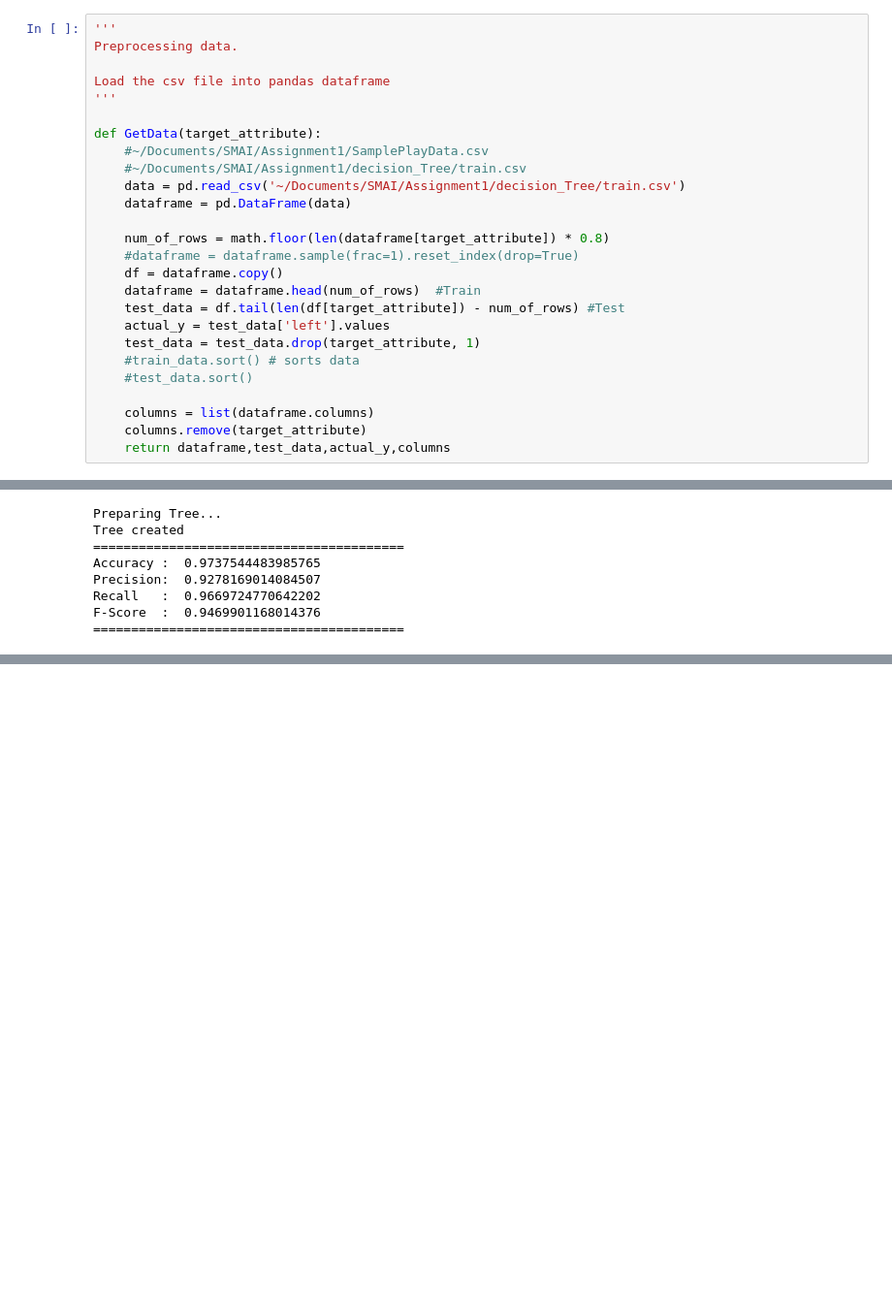
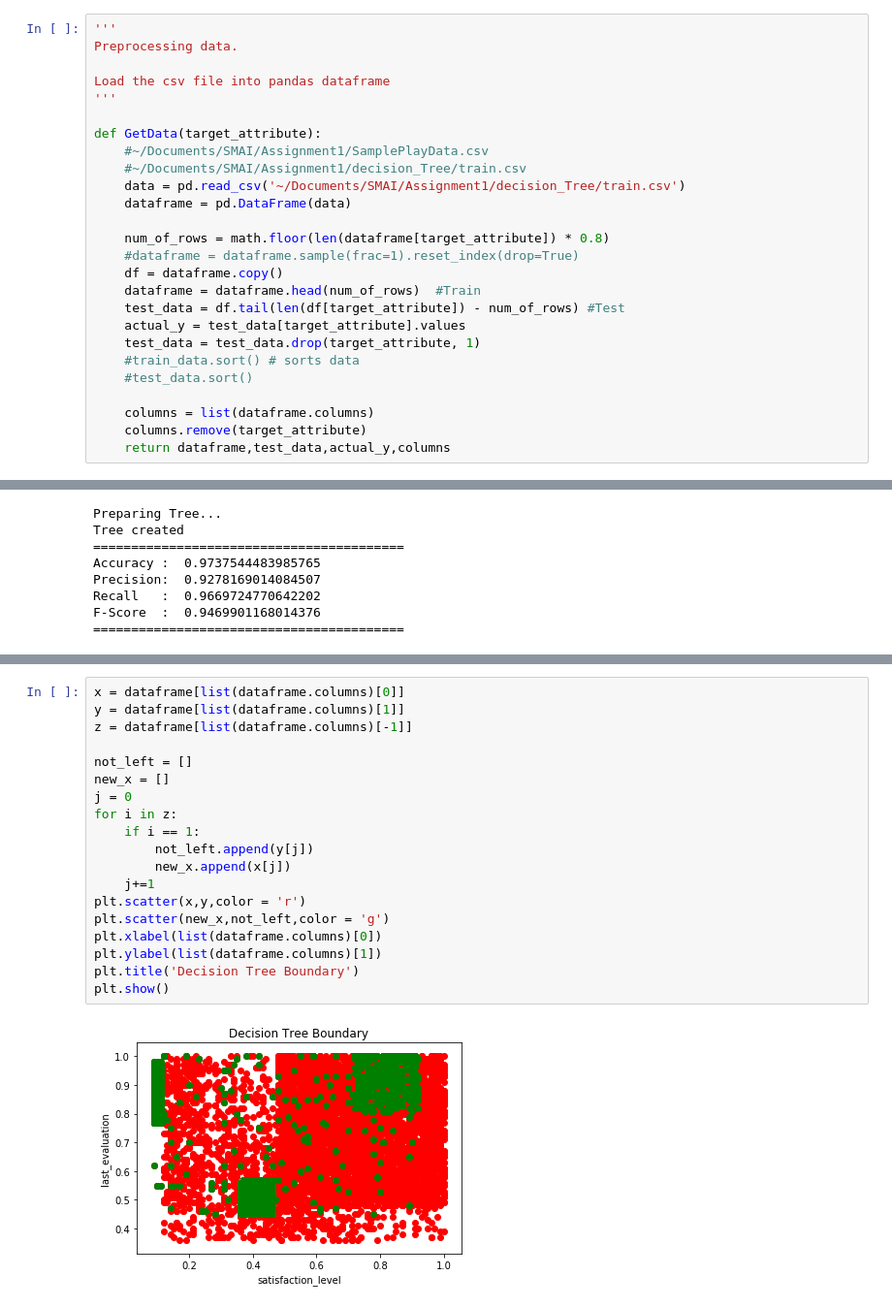
Before and after one commit to devloper13/DecisionTreeFromScratch, a Jupyter notebook: DecisionTree.ipynb, the cells around one changed output, grey strips where cells are left out. Shown at 97% size. Saved outputs shown, nothing was run; the diff lists cells and outputs as text; blank space fills up the shorter version.

Commit message:
Plotted Decision Tree Boundary

```diff
--- a/DecisionTree.ipynb
+++ b/DecisionTree.ipynb
@@ -22,7 +23,7 @@ def GetData(target_attribute):
     df = dataframe.copy()
     dataframe = dataframe.head(num_of_rows)  #Train
     test_data = df.tail(len(df[target_attribute]) - num_of_rows) #Test
-    actual_y = test_data['left'].values
+    actual_y = test_data[target_attribute].values
     test_data = test_data.drop(target_attribute, 1)
     #train_data.sort() # sorts data
     #test_data.sort()
@@ -505,0 +517,21 @@ F-Score  :  0.9469901168014376
+# %%
+x = dataframe[list(dataframe.columns)[0]]
+y = dataframe[list(dataframe.columns)[1]]
+z = dataframe[list(dataframe.columns)[-1]]
+
+not_left = []
+new_x = []
+j = 0
+for i in z:
+    if i == 1:
+        not_left.append(y[j])
+        new_x.append(x[j])
+    j+=1
+plt.scatter(x,y,color = 'r')
+plt.scatter(new_x,not_left,color = 'g')
+plt.xlabel(list(dataframe.columns)[0])
+plt.ylabel(list(dataframe.columns)[1])
+plt.title('Decision Tree Boundary')
+plt.show()
+# %% [output]
+[figure, added]
```
Also changed, not shown: parts of 4 cells of this notebook.
